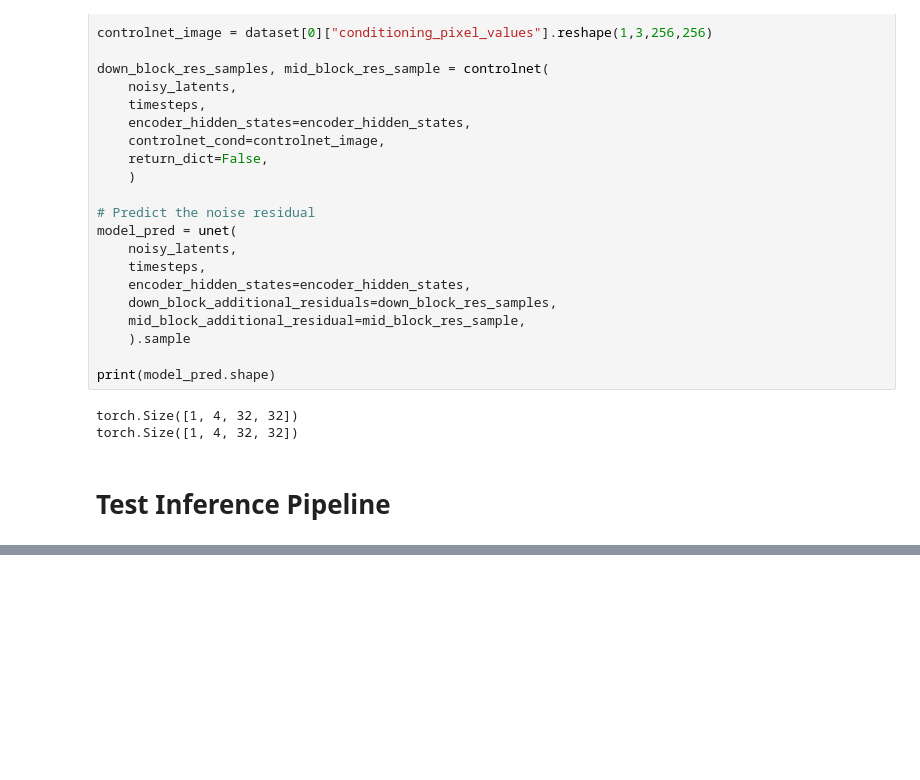
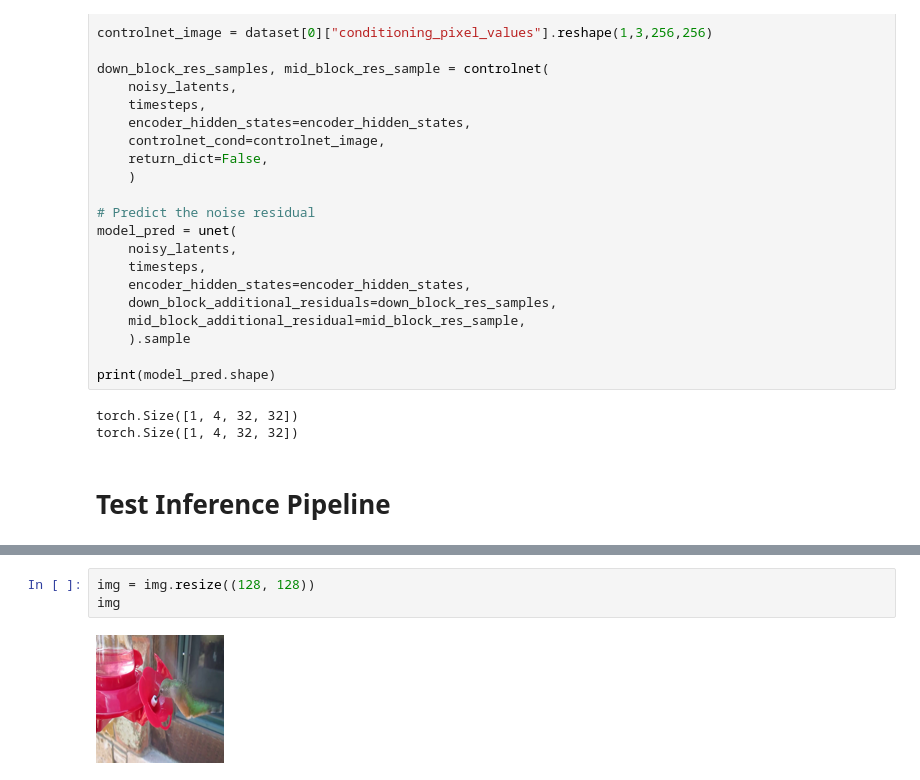
Before and after one commit to HeCheng0625/DiffAudioImg, a Jupyter notebook: try_controlnet.ipynb, the cells around one changed output, grey strips where cells are left out. Saved outputs shown, nothing was run; the diff lists cells and outputs as text; blank space fills up the shorter version.

```diff
--- a/try_controlnet.ipynb
+++ b/try_controlnet.ipynb
@@ -199,0 +168,5 @@ torch.Size([1, 4, 32, 32])
+# %%
+img = img.resize((128, 128))
+img
+# %% [output]
+[figure, added]
```
Also changed, not shown: parts of 9 cells of this notebook, 2 other files.
